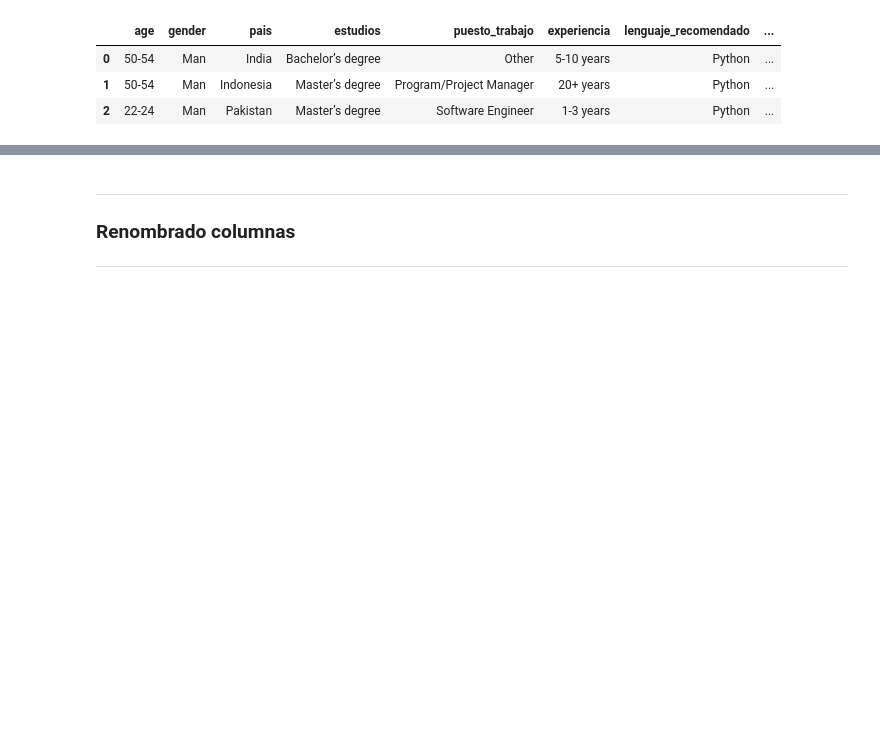
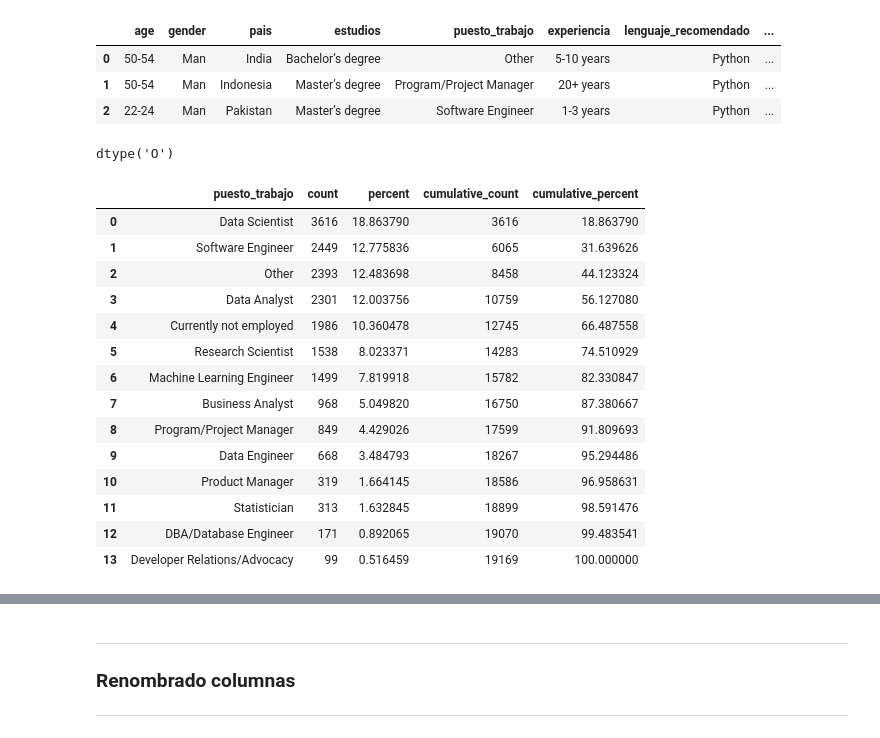
Before and after one commit to paulafuenteg/Kaggle-DS-ML-Survey, a Jupyter notebook: Limpieza/limpieza.ipynb, the cells around one changed output, grey strips where cells are left out. Saved outputs shown, nothing was run; the diff lists cells and outputs as text; code cells hidden in the pictures; blank space fills up the shorter version.

```diff
--- a/Limpieza/limpieza.ipynb
+++ b/Limpieza/limpieza.ipynb
@@ -24,3 +65,25 @@ df.head(3)
 | 0 | 50-54 | Man | India | Bachelor’s degree | Other | 5-10 years | Python | ... |
 | 1 | 50-54 | Man | Indonesia | Master’s degree | Program/Project Manager | 20+ years | Python | ... |
 | 2 | 22-24 | Man | Pakistan | Master’s degree | Software Engineer | 1-3 years | Python | ... |
+# %%
+df.age.dtypes
+# %% [output]
+dtype('O')
+# %%
+df[df["puesto_trabajo"]!= "Student"].stb.freq(["puesto_trabajo"])
+# %% [output]
+|  | puesto_trabajo | count | percent | cumulative_count | cumulative_percent |
+| 0 | Data Scientist | 3616 | 18.863790 | 3616 | 18.863790 |
+| 1 | Software Engineer | 2449 | 12.775836 | 6065 | 31.639626 |
+| 2 | Other | 2393 | 12.483698 | 8458 | 44.123324 |
+| 3 | Data Analyst | 2301 | 12.003756 | 10759 | 56.127080 |
+| 4 | Currently not employed | 1986 | 10.360478 | 12745 | 66.487558 |
+| 5 | Research Scientist | 1538 | 8.023371 | 14283 | 74.510929 |
+| 6 | Machine Learning Engineer | 1499 | 7.819918 | 15782 | 82.330847 |
+| 7 | Business Analyst | 968 | 5.049820 | 16750 | 87.380667 |
+| 8 | Program/Project Manager | 849 | 4.429026 | 17599 | 91.809693 |
+| 9 | Data Engineer | 668 | 3.484793 | 18267 | 95.294486 |
+| 10 | Product Manager | 319 | 1.664145 | 18586 | 96.958631 |
+| 11 | Statistician | 313 | 1.632845 | 18899 | 98.591476 |
+| 12 | DBA/Database Engineer | 171 | 0.892065 | 19070 | 99.483541 |
+| 13 | Developer Relations/Advocacy | 99 | 0.516459 | 19169 | 100.000000 |
```
Also changed, not shown: parts of 12 cells of this notebook.
